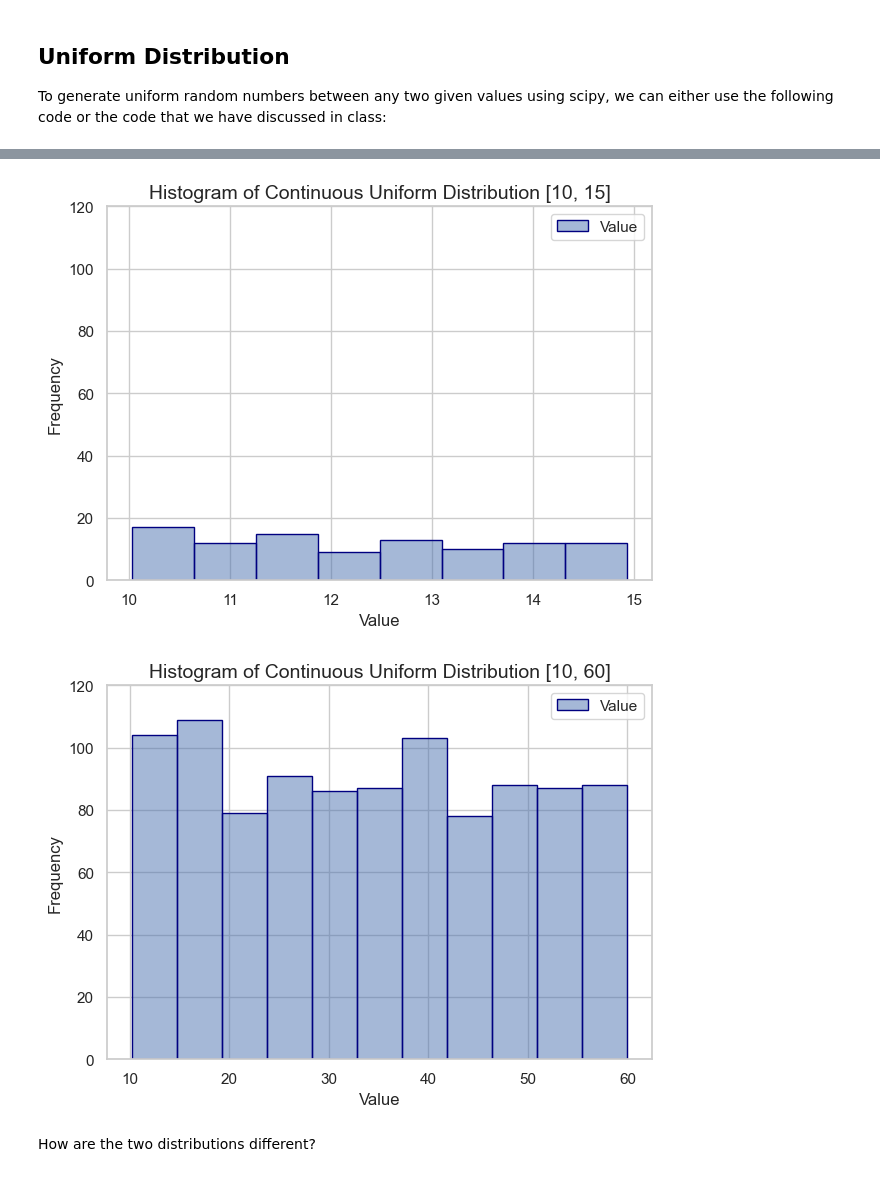
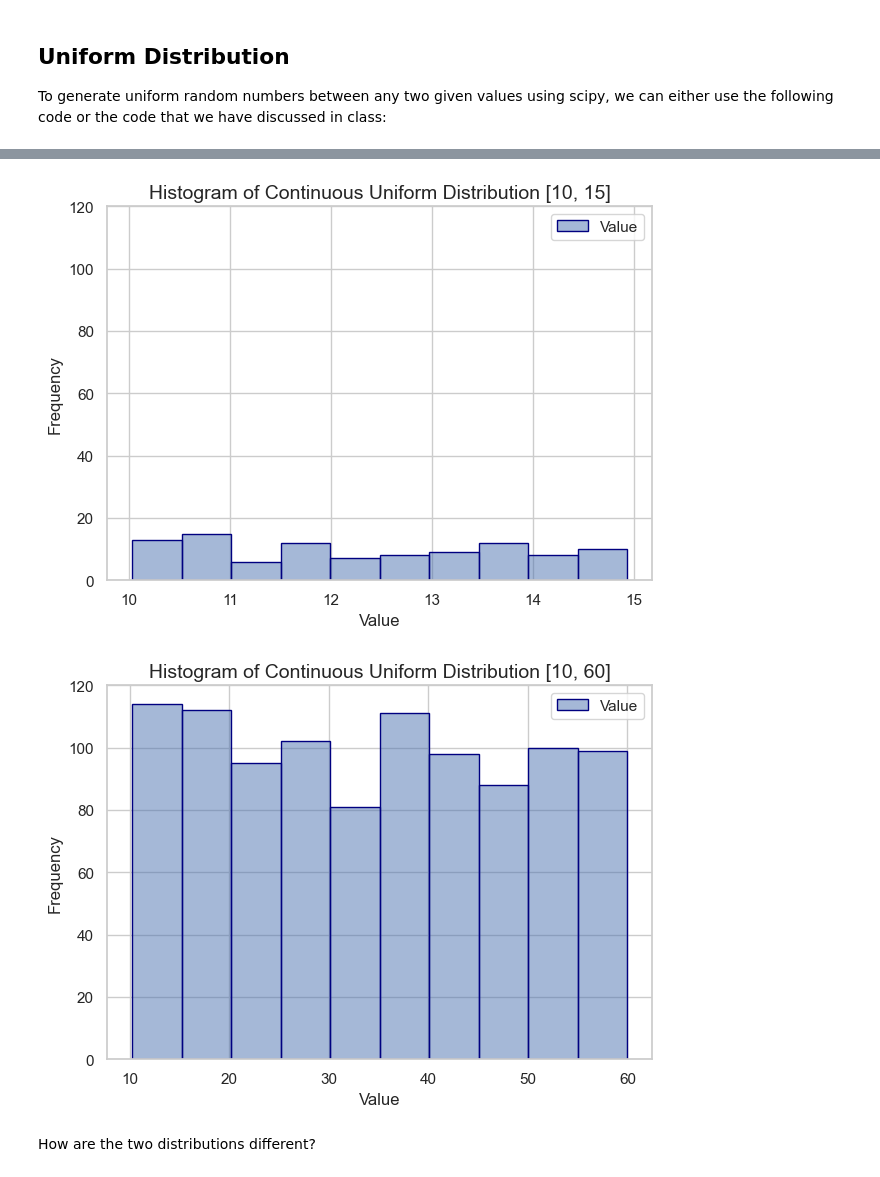
Before and after one commit to ironhack-labs/lab-continuous-probability-distributions-en, a Jupyter notebook: your-code/main.ipynb, the cells around one changed output, grey strips where cells are left out. Saved outputs shown, nothing was run; the diff lists cells and outputs as text; code cells hidden in the pictures.

```diff
--- a/your-code/main.ipynb
+++ b/your-code/main.ipynb
@@ -99,7 +99,7 @@ df1 = pd.DataFrame(array1, columns=['Value'])
 sns.set_theme(style="whitegrid")
 
 # Create the histogram
-sns.histplot(df1, color="skyblue", edgecolor="navy")
+sns.histplot(df1, bins=10, color="skyblue", edgecolor="navy")
 
 # labels
 plt.title(f'Histogram of Continuous Uniform Distribution [10, 15]', fontsize=14)
@@ -110,32 +110,32 @@ plt.ylim(0, 120)
 plt.tight_layout()
 plt.show()
 # %% [output]
-[figure, old version]
+[figure, new version]
 # %%
 import matplotlib.pyplot as plt
 import seaborn as sns
 
 ## array of 1000 random numbers between 10 and 60 with a seed of 42 using the function gen_uniform_distribute_number
 array2 = gen_uniform_distribute_numbers(bottom=10, ceiling=60, count=1000, seed=42)
 
 # Create a DataFrame for plotting
 df2 = pd.DataFrame(array2, columns=['Value'])
 sns.set_theme(style="whitegrid")
 
 # Create the histogram
 
-sns.histplot(df2, color="skyblue", edgecolor="navy")
+sns.histplot(df2, bins=10, color="skyblue", edgecolor="navy")
 
 # labels
 plt.title(f'Histogram of Continuous Uniform Distribution [10, 60]', fontsize=14)
 plt.xlabel('Value', fontsize=12)
 plt.ylabel('Frequency', fontsize=12)
 plt.ylim(0, 120)
 
 plt.tight_layout()
 plt.show()
 # %% [output]
-[figure, old version]
+[figure, new version]
 # %% [markdown]
 How are the two distributions different?
 # %%
```
Also changed, not shown: parts of 5 cells of this notebook.
